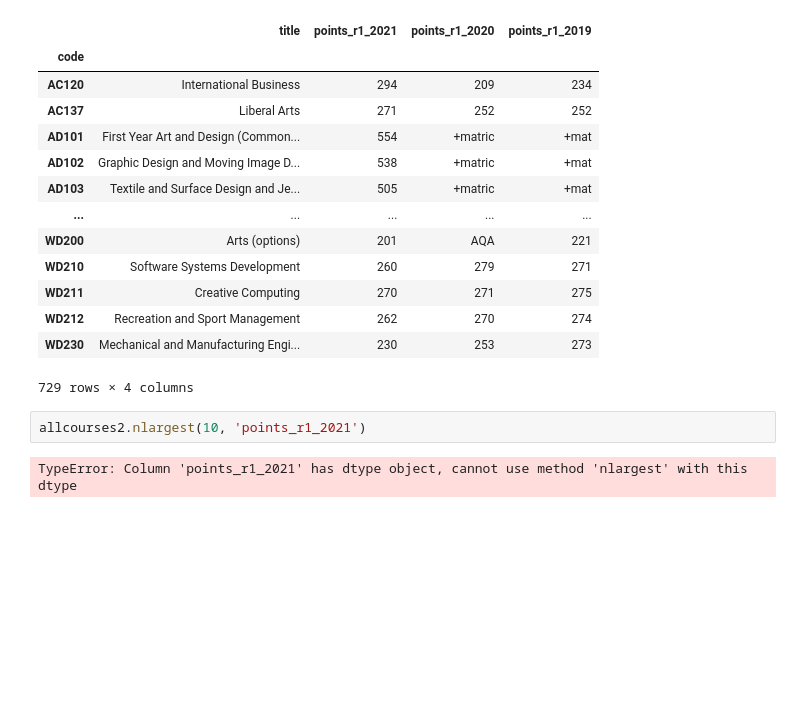
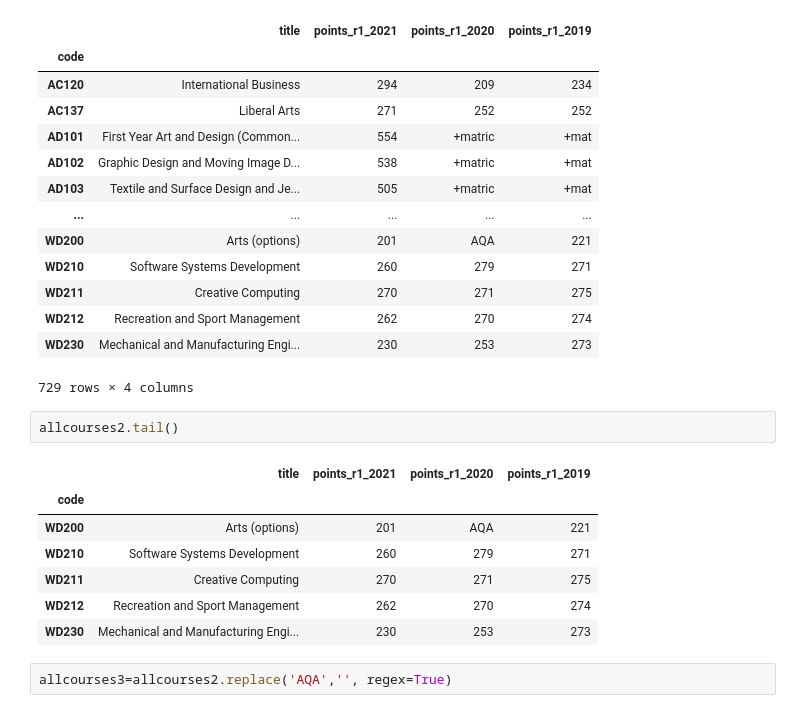
Before and after one commit to katel85/FundamentalsDA, a Jupyter notebook: Practicejoining.ipynb, the cells around one changed output. Drawn from its saved outputs; the diff is of its cells as text; blank space fills up the shorter version.

```diff
--- a/Practicejoining.ipynb
+++ b/Practicejoining.ipynb
@@ -596,7 +599,15 @@ allcourses2
 | WD212 | Recreation and Sport Management | 262 | 270 | 274 |
 | WD230 | Mechanical and Manufacturing Engi... | 230 | 253 | 273 |
 729 rows × 4 columns
-# %%
-allcourses2.nlargest(10, 'points_r1_2021')
-# %% [output]
-TypeError: Column 'points_r1_2021' has dtype object, cannot use method 'nlargest' with this dtype
+# %%
+allcourses2.tail()
+# %% [output]
+|  | title | points_r1_2021 | points_r1_2020 | points_r1_2019 |
+| code |  |  |  |  |
+| WD200 | Arts (options) | 201 | AQA | 221 |
+| WD210 | Software Systems Development | 260 | 279 | 271 |
+| WD211 | Creative Computing | 270 | 271 | 275 |
+| WD212 | Recreation and Sport Management | 262 | 270 | 274 |
+| WD230 | Mechanical and Manufacturing Engi... | 230 | 253 | 273 |
+# %%
+allcourses3=allcourses2.replace('AQA','', regex=True)
```
Also changed, not shown: parts of 13 cells of this notebook, 4 other files.
